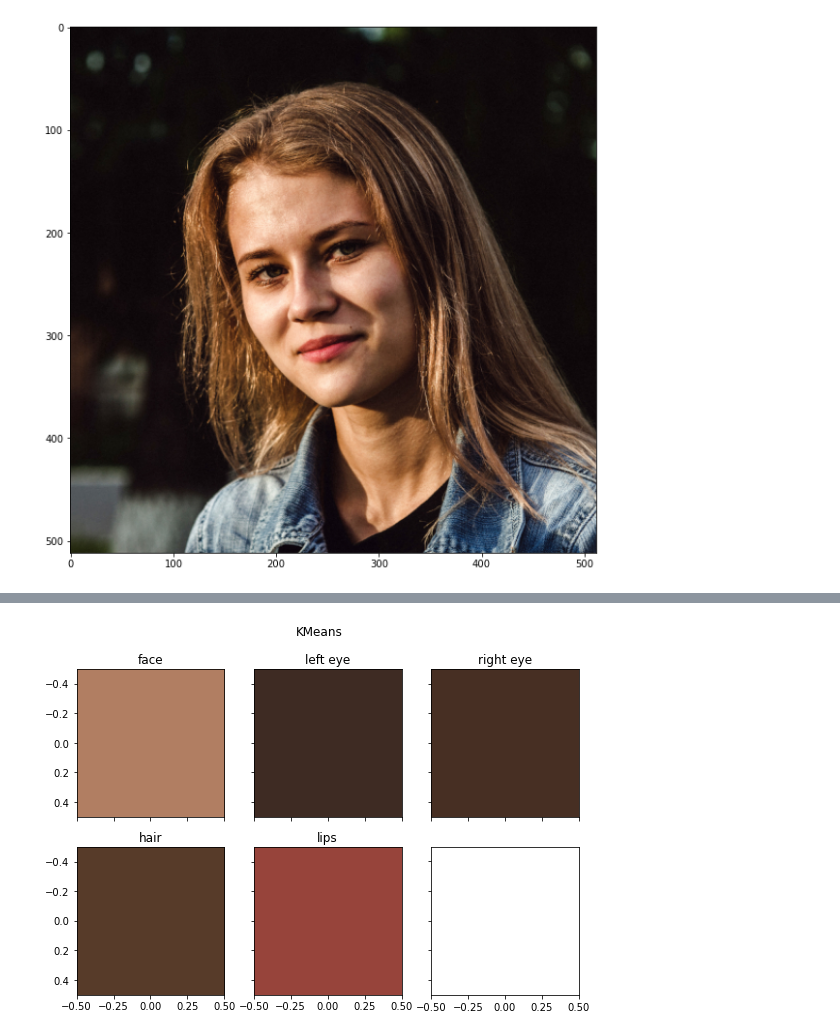
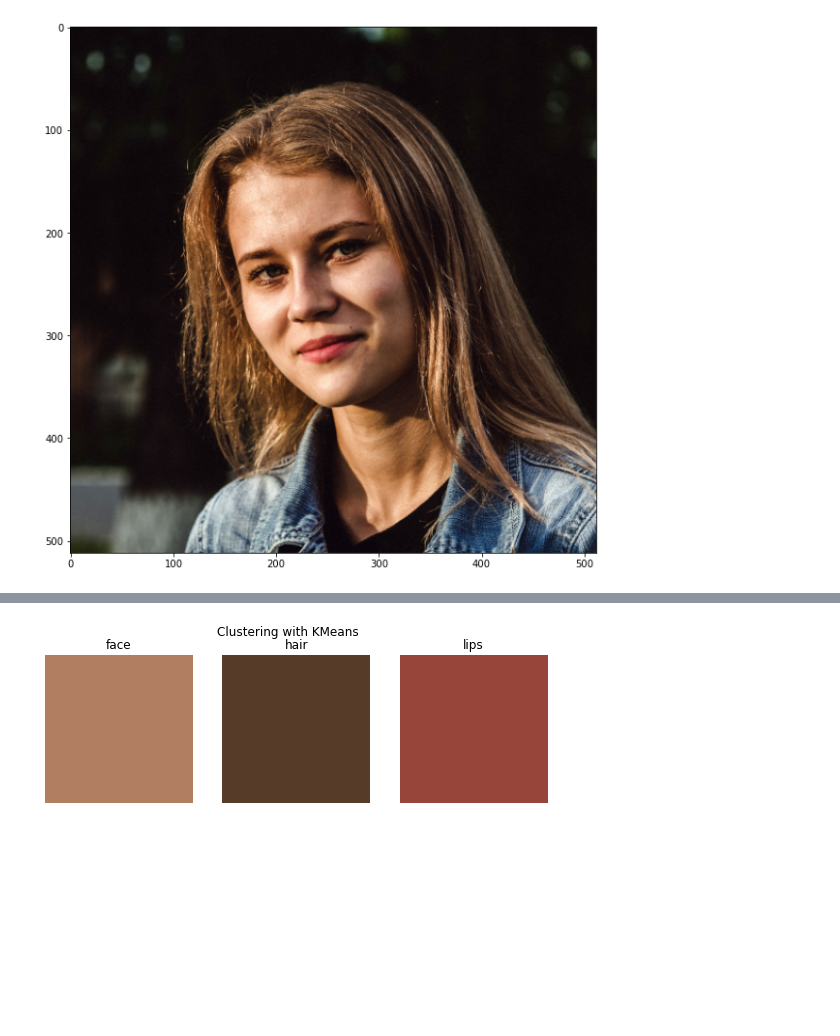
Before and after one commit to spietras/makeup-recommendation, a Jupyter notebook: jupyter/notebooks/colors.ipynb, the cells around one changed output, grey strips where cells are left out. Cells and saved outputs as stored; diff of their text form; code cells hidden in the pictures; blank space fills up the shorter version.

```diff
--- a/jupyter/notebooks/colors.ipynb
+++ b/jupyter/notebooks/colors.ipynb
@@ -17,15 +18,13 @@ plt.imshow(image)
 [figure]
 # %%
 parser = FaceParser()
-segmenter = FaceParsingSegmenter(parser)
+segmenter = ParsingSegmenter(parser)
 # %%
 parts_map = {
     "skin": 1,
-    "l_eye": 2,
-    "r_eye": 3,
-    "hair": 4,
-    "u_lip": 5,
-    "l_lip": 5
+    "hair": 2,
+    "u_lip": 3,
+    "l_lip": 3
 }
 # %%
 segmented = segmenter.segment(np.expand_dims(image, 0), parts_map=parts_map).squeeze()
@@ -38,23 +37,22 @@ def show_colors(extractor, image, segmented, parts_map, title=""):
     n_rows = math.ceil(n_colors/n_columns)
     scale = 3
 
-    fig, axs = plt.subplots(n_rows, n_columns, sharex=True, sharey=True, figsize=(n_columns*scale,n_rows*scale))
+    fig = plt.figure(figsize=(n_columns*scale,n_rows*scale))
 
     for i, (part, color) in enumerate(colors.items()):
-        r,c = divmod(i, n_columns)
+        ax = fig.add_subplot(n_rows, n_columns, i+1)
+        ax.set_axis_off()
         if color is None:
-            axs[r,c].title.set_text("{} (not recognized)".format(part))
+            ax.title.set_text("{} (not recognized)".format(part))
         else:
-            axs[r,c].title.set_text(part)
-            axs[r,c].imshow(color.reshape((1,1,3)))
+            ax.title.set_text(part)
+            ax.imshow(color.reshape((1,1,3)))
     plt.suptitle(title)
 # %%
 out_parts_map = {
     "face": 1,
-    "left eye": 2,
-    "right eye": 3,
-    "hair": 4,
-    "lips": 5
+    "hair": 2,
+    "lips": 3
 }
 # %%
 show_colors(extract.MeanColorExtractor(), image, segmented, out_parts_map, title="Mean")
@@ -67,6 +65,7 @@ show_colors(extract.MedianColorExtractor(), image, segmented, out_parts_map, tit
 # %%
-show_colors(extract.KMeansColorExtractor(), image, segmented, out_parts_map, title="KMeans")
+clustering = KMeans(n_clusters=1)
+show_colors(extract.ClusteringColorExtractor(clustering), image, segmented, out_parts_map, title="Clustering with KMeans")
 # %% [output]
-[figure, old version]
+[figure, new version]
 # %%
 k=3
```
Also changed, not shown: parts of 4 cells of this notebook, 17 other files.
